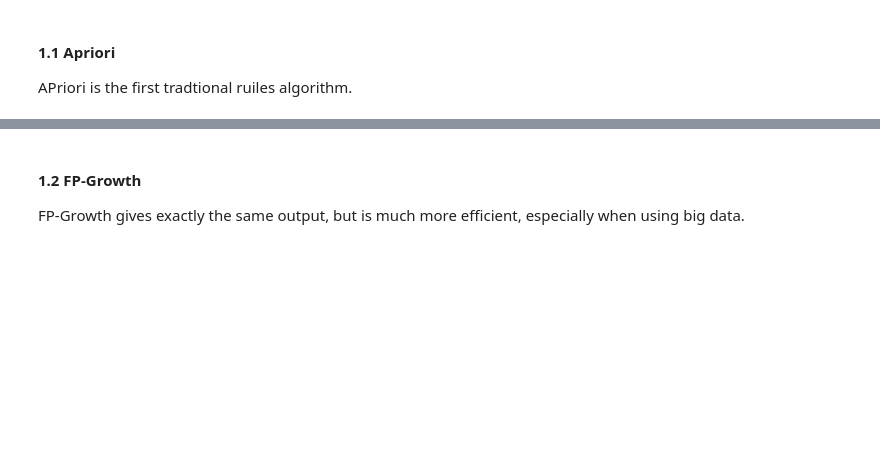
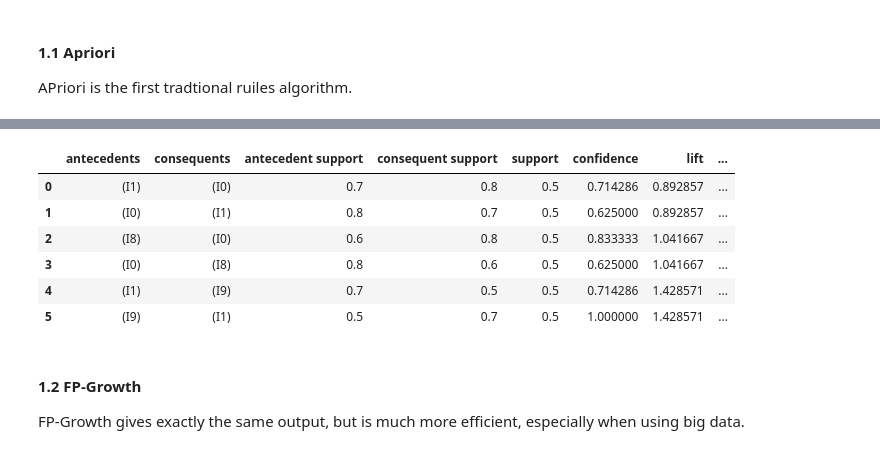
Before and after one commit to dawei7/Detecting-patterns-in-purchase-history-using-association-rule-learning-methods, a Jupyter notebook: Analysis/Detecting-patterns-in-purchase-history-using-association-rule-learning-methods.ipynb, the cells around one changed output, grey strips where cells are left out. Cells and saved outputs as stored; diff of their text form; code cells hidden in the pictures; blank space fills up the shorter version.

```diff
--- a/Analysis/Detecting-patterns-in-purchase-history-using-association-rule-learning-methods.ipynb
+++ b/Analysis/Detecting-patterns-in-purchase-history-using-association-rule-learning-methods.ipynb
@@ -73,3 +75,14 @@ apriori(data_simple, min_support=0.5,use_colnames=True)
+# %%
+rules = association_rules(frequent_itemsets, metric="confidence", min_threshold=0.5)
+rules
+# %% [output]
+|  | antecedents | consequents | antecedent support | consequent support | support | confidence | lift | ... |
+| 0 | (I1) | (I0) | 0.7 | 0.8 | 0.5 | 0.714286 | 0.892857 | ... |
+| 1 | (I0) | (I1) | 0.8 | 0.7 | 0.5 | 0.625000 | 0.892857 | ... |
+| 2 | (I8) | (I0) | 0.6 | 0.8 | 0.5 | 0.833333 | 1.041667 | ... |
+| 3 | (I0) | (I8) | 0.8 | 0.6 | 0.5 | 0.625000 | 1.041667 | ... |
+| 4 | (I1) | (I9) | 0.7 | 0.5 | 0.5 | 0.714286 | 1.428571 | ... |
+| 5 | (I9) | (I1) | 0.5 | 0.7 | 0.5 | 1.000000 | 1.428571 | ... |
 # %% [markdown]
 #### 1.2 FP-Growth
 FP-Growth gives exactly the same output, but is much more efficient, especially when using big data.
```
Also changed, not shown: parts of 6 cells of this notebook, 18 other files.
